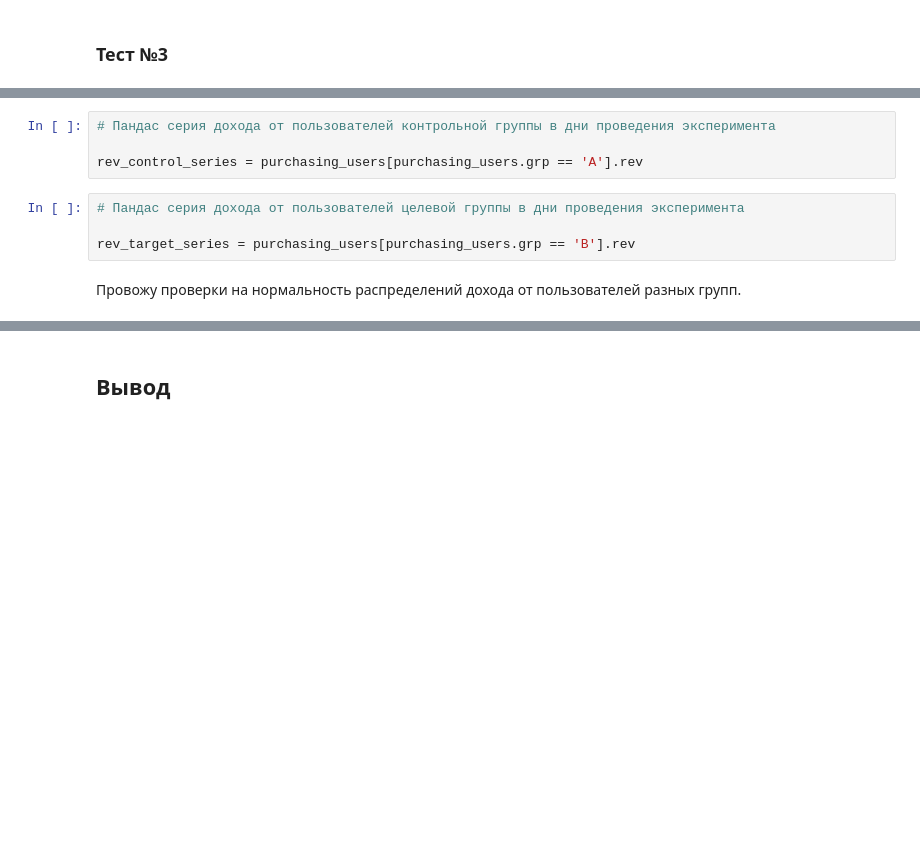
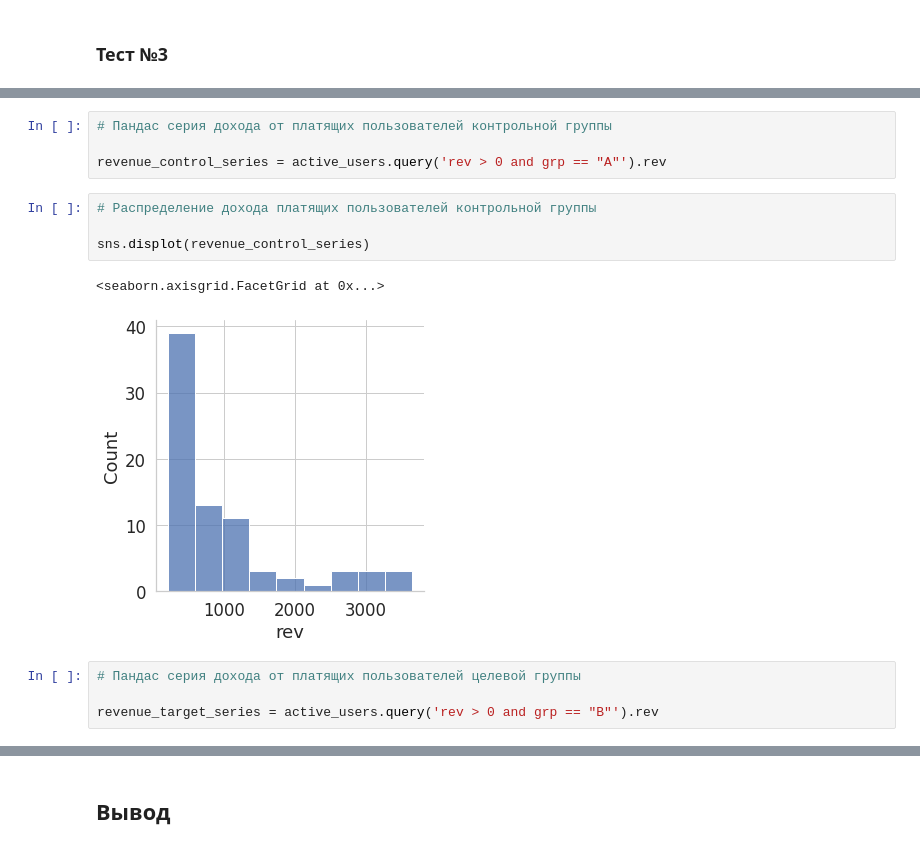
Before and after one commit to mulyug/final-project-karpov-courses, a Jupyter notebook: task_1.ipynb, the cells around one changed output, grey strips where cells are left out. Saved outputs shown, nothing was run; the diff lists cells and outputs as text; blank space fills up the shorter version.

```diff
--- a/task_1.ipynb
+++ b/task_1.ipynb
@@ -251,10 +281,15 @@ ss.chi2_contingency(revenue_purchasing_crosstab)
 # %%
-# Пандас серия дохода от пользователей контрольной группы в дни проведения эксперимента
+# Пандас серия дохода от платящих пользователей контрольной группы
 
-rev_control_series = purchasing_users[purchasing_users.grp == 'A'].rev
+revenue_control_series = active_users.query('rev > 0 and grp == "A"').rev
+# %%
+# Распределение дохода платящих пользователей контрольной группы
+
+sns.displot(revenue_control_series)
+# %% [output]
+<seaborn.axisgrid.FacetGrid at 0x...>
+[figure, added]
 # %%
-# Пандас серия дохода от пользователей целевой группы в дни проведения эксперимента
+# Пандас серия дохода от платящих пользователей целевой группы
 
-rev_target_series = purchasing_users[purchasing_users.grp == 'B'].rev
+revenue_target_series = active_users.query('rev > 0 and grp == "B"').rev
-# %% [markdown]
-Провожу проверки на нормальность распределений дохода от пользователей разных групп.
```
Also changed, not shown: parts of 69 cells of this notebook.
